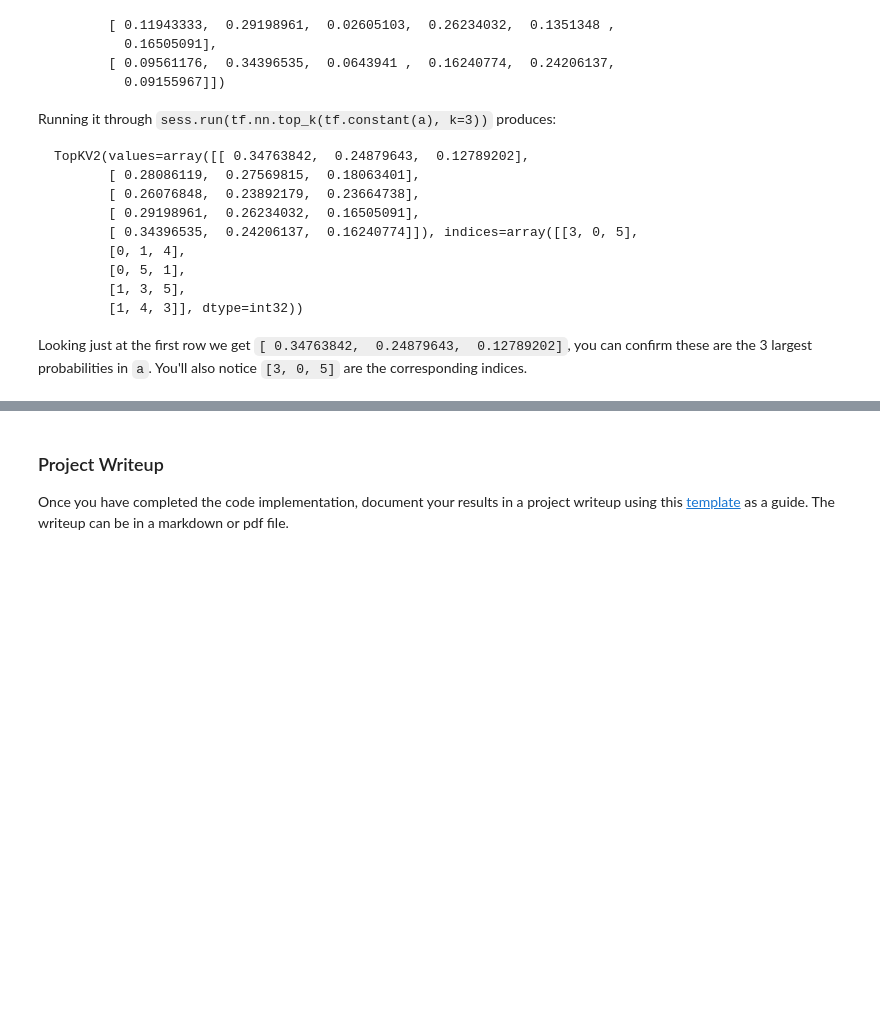
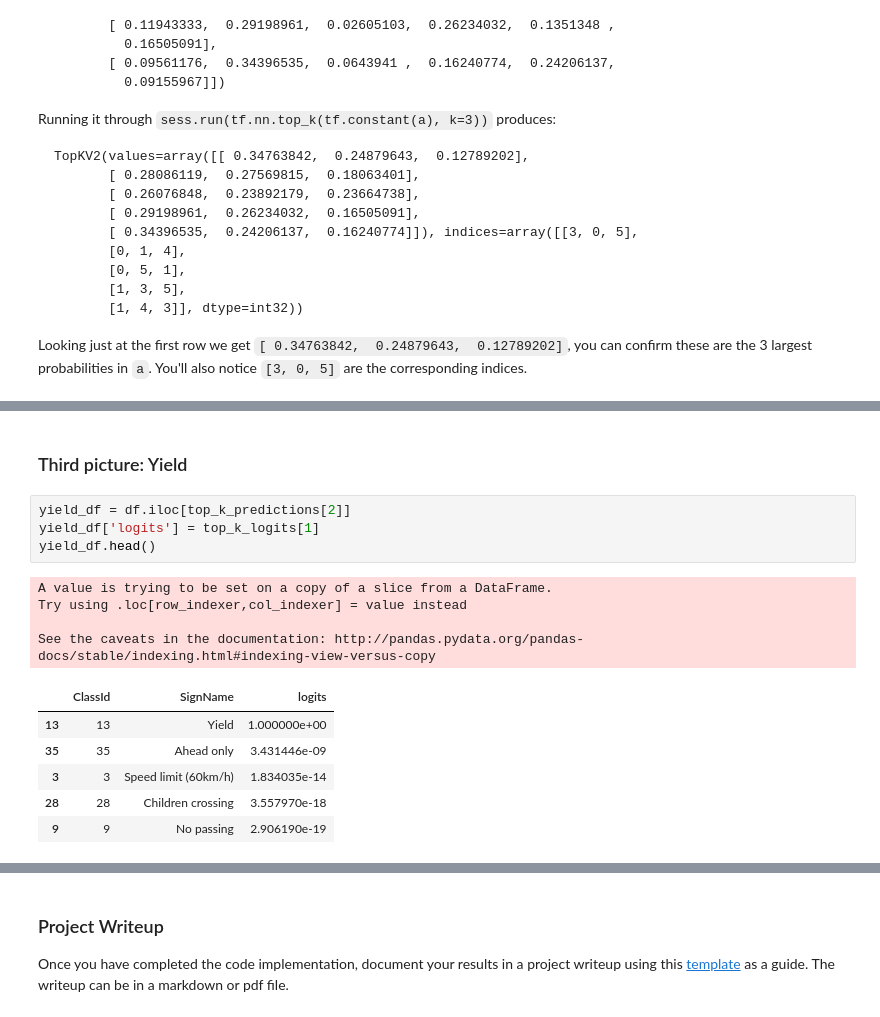
Before and after one commit to julia-kraus/CarND-Traffic-Sign-Classifier-Project, a Jupyter notebook: Traffic_Sign_Classifier.ipynb, the cells around one changed output, grey strips where cells are left out. Drawn from its saved outputs; the diff is of its cells as text; blank space fills up the shorter version.

```diff
--- a/Traffic_Sign_Classifier.ipynb
+++ b/Traffic_Sign_Classifier.ipynb
@@ -640,0 +700,17 @@ INFO:tensorflow:Restoring parameters from ./lenet
+# %% [markdown]
+### Third picture: Yield
+# %%
+yield_df = df.iloc[top_k_predictions[2]]
+yield_df['logits'] = top_k_logits[1]
+yield_df.head()
+# %% [output]
+A value is trying to be set on a copy of a slice from a DataFrame.
+Try using .loc[row_indexer,col_indexer] = value instead
+
+See the caveats in the documentation: http://pandas.pydata.org/pandas-docs/stable/indexing.html#indexing-view-versus-copy
+|  | ClassId | SignName | logits |
+| 13 | 13 | Yield | 1.000000e+00 |
+| 35 | 35 | Ahead only | 3.431446e-09 |
+| 3 | 3 | Speed limit (60km/h) | 1.834035e-14 |
+| 28 | 28 | Children crossing | 3.557970e-18 |
+| 9 | 9 | No passing | 2.906190e-19 |
```
Also changed, not shown: parts of 16 cells of this notebook, 2 other files.
